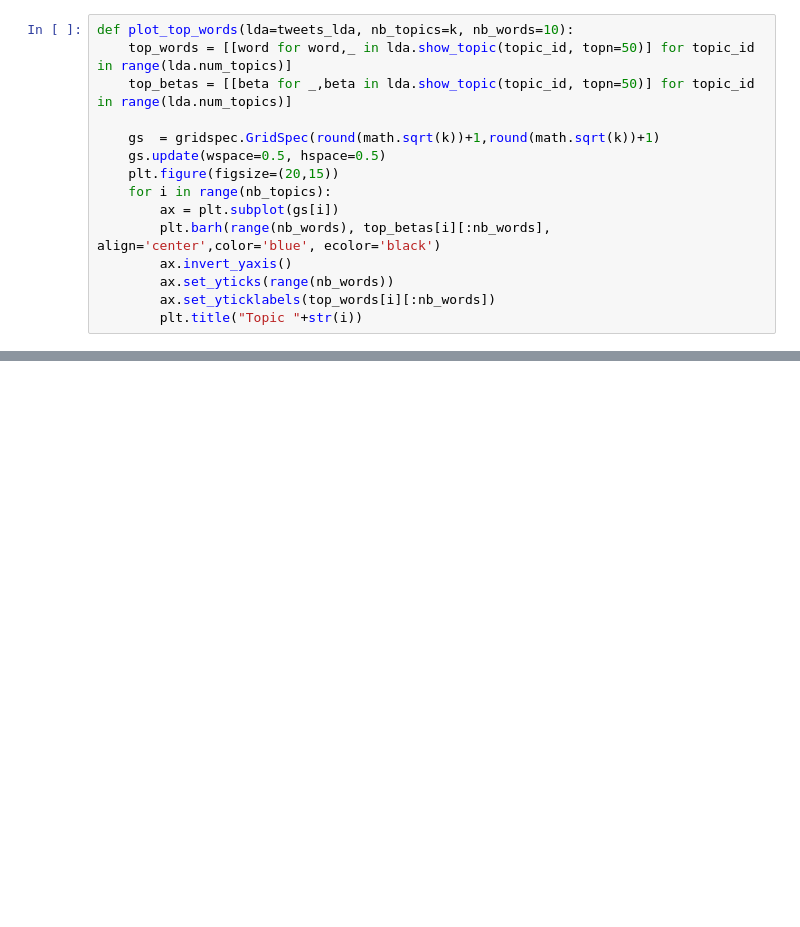
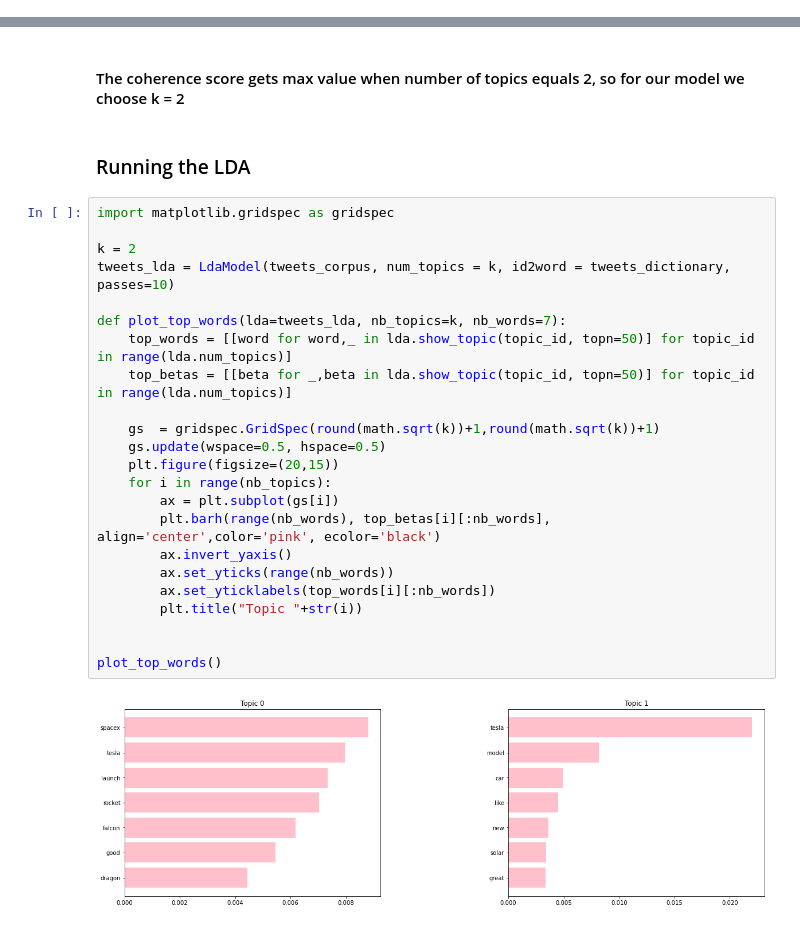
Before and after one commit to angkohtenko/twitter_vs_stocks, a Jupyter notebook: LDA.ipynb, the cells around one changed output, grey strips where cells are left out. Drawn from its saved outputs; the diff is of its cells as text; blank space fills up the shorter version.

```diff
--- a/LDA.ipynb
+++ b/LDA.ipynb
@@ -246,15 +0,0 @@ tweets_lda = LdaModel(tweets_corpus, num_topics = k, id2word = tweets_dictionary
-# %%
-def plot_top_words(lda=tweets_lda, nb_topics=k, nb_words=10):
-    top_words = [[word for word,_ in lda.show_topic(topic_id, topn=50)] for topic_id in range(lda.num_topics)]
-    top_betas = [[beta for _,beta in lda.show_topic(topic_id, topn=50)] for topic_id in range(lda.num_topics)]
-
-    gs  = gridspec.GridSpec(round(math.sqrt(k))+1,round(math.sqrt(k))+1)
-    gs.update(wspace=0.5, hspace=0.5)
-    plt.figure(figsize=(20,15))
-    for i in range(nb_topics):
-        ax = plt.subplot(gs[i])
-        plt.barh(range(nb_words), top_betas[i][:nb_words], align='center',color='blue', ecolor='black')
-        ax.invert_yaxis()
-        ax.set_yticks(range(nb_words))
-        ax.set_yticklabels(top_words[i][:nb_words])
-        plt.title("Topic "+str(i))
@@ -272,0 +156,29 @@ etc
+# %% [markdown]
+#### The coherence score gets max value when number of topics equals 2, so for our model we choose k = 2
+# %% [markdown]
+### Running the LDA
+# %%
+import matplotlib.gridspec as gridspec
+
+k = 2
+tweets_lda = LdaModel(tweets_corpus, num_topics = k, id2word = tweets_dictionary, passes=10)
+
+def plot_top_words(lda=tweets_lda, nb_topics=k, nb_words=7):
+    top_words = [[word for word,_ in lda.show_topic(topic_id, topn=50)] for topic_id in range(lda.num_topics)]
+    top_betas = [[beta for _,beta in lda.show_topic(topic_id, topn=50)] for topic_id in range(lda.num_topics)]
+
+    gs  = gridspec.GridSpec(round(math.sqrt(k))+1,round(math.sqrt(k))+1)
+    gs.update(wspace=0.5, hspace=0.5)
+    plt.figure(figsize=(20,15))
+    for i in range(nb_topics):
+        ax = plt.subplot(gs[i])
+        plt.barh(range(nb_words), top_betas[i][:nb_words], align='center',color='pink', ecolor='black')
+        ax.invert_yaxis()
+        ax.set_yticks(range(nb_words))
+        ax.set_yticklabels(top_words[i][:nb_words])
+        plt.title("Topic "+str(i))
+
+
+plot_top_words()
+# %% [output]
+[figure, added]
```
Also changed, not shown: parts of 50 cells of this notebook, 14 other files.
